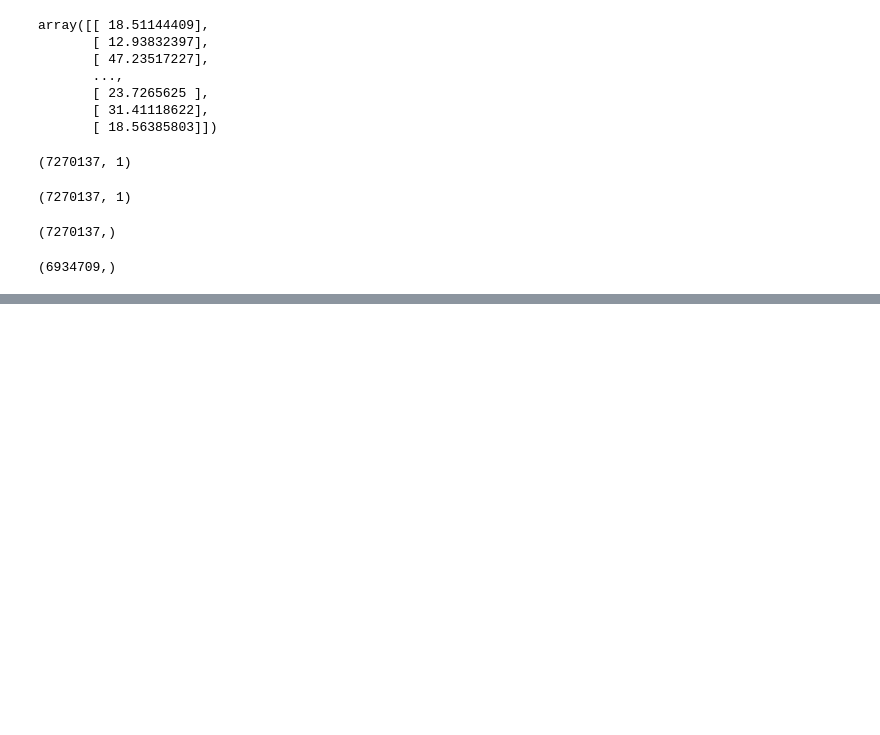
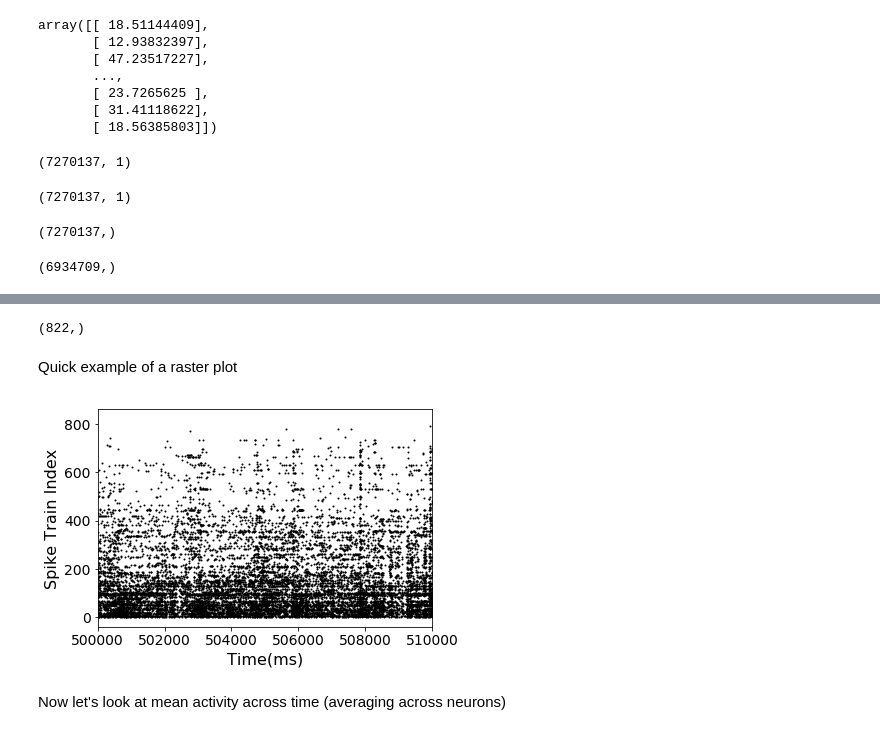
Before and after one commit to jeliason/ds_practice, a Jupyter notebook: neuro/cortexlab-2array/cortexlab-eda.ipynb, the cells around one changed output, grey strips where cells are left out. Cells and saved outputs as stored; diff of their text form; code cells hidden in the pictures; blank space fills up the shorter version.

```diff
--- a/neuro/cortexlab-2array/cortexlab-eda.ipynb
+++ b/neuro/cortexlab-2array/cortexlab-eda.ipynb
@@ -84,0 +72,37 @@ dtype: int64
+# %%
+df = clu_f_clean
+df['spike times']=st_f_clean
+# %%
+df['clusters'].unique().shape
+# %% [output]
+(822,)
+# %%
+cgs=df['clusters'].unique()
+# %%
+spk=[]
+for unit in cgs:
+    train=df['spike times'][df.clusters==unit].values
+    spk.append(train)
+# %%
+temp=[]
+for unit in spk:
+    train = neo.SpikeTrain(times=unit,units='sec',t_start=0.0,t_stop=5050.0)
+    temp.append(train)
+
+spk=temp
+# %% [markdown]
+Quick example of a raster plot
+# %%
+for i, spiketrain in enumerate(spk):
+    t = spiketrain.rescale(ms)
+    plt.plot(t,i*np.ones_like(t),'k.',markersize=2)
+plt.axis('tight')
+plt.xlim(500000,510000)
+plt.xlabel('Time(ms)',fontsize=16)
+plt.ylabel('Spike Train Index',fontsize=16)
+plt.gca().tick_params(axis='both', which='major', labelsize=14)
+plt.show()
+# %% [output]
+[figure, added]
+# %% [markdown]
+Now let's look at mean activity across time (averaging across neurons)
```
Also changed, not shown: parts of 36 cells of this notebook.
